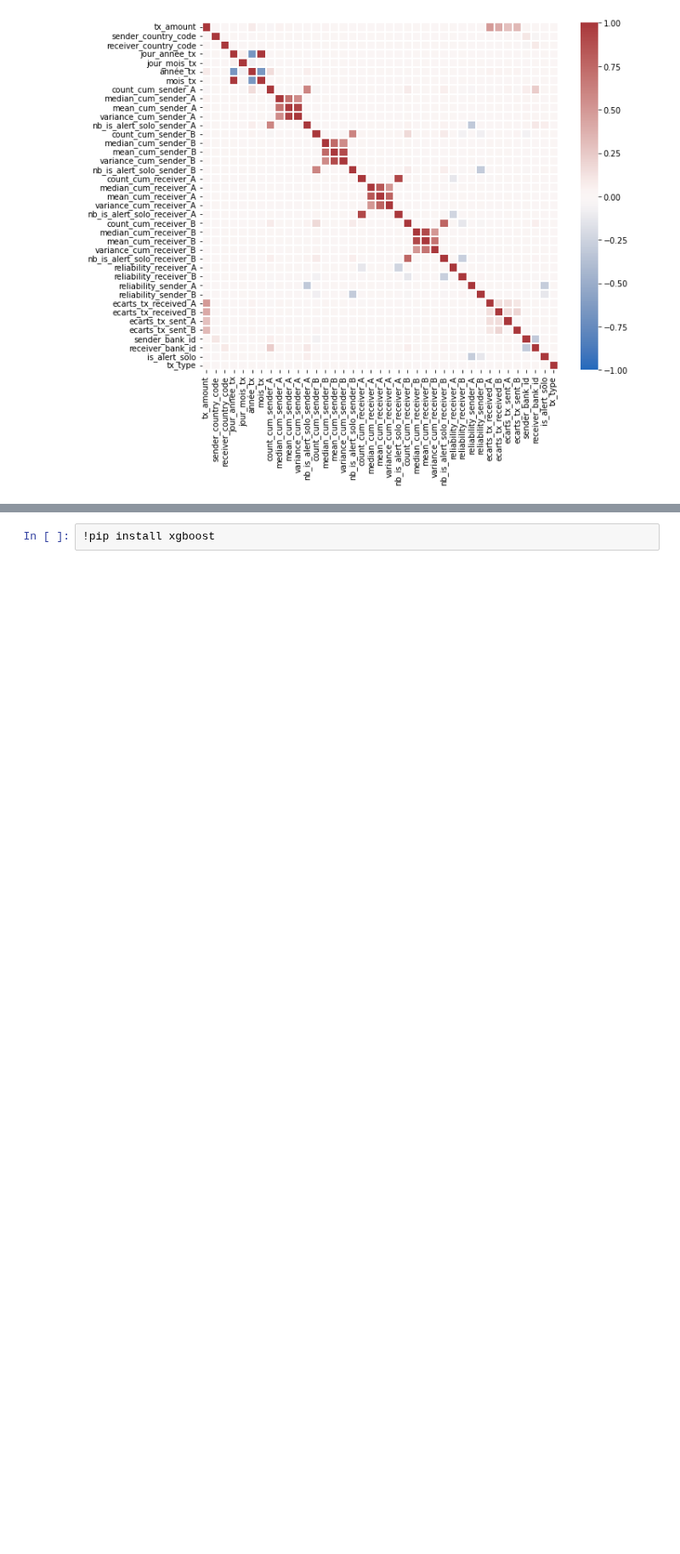
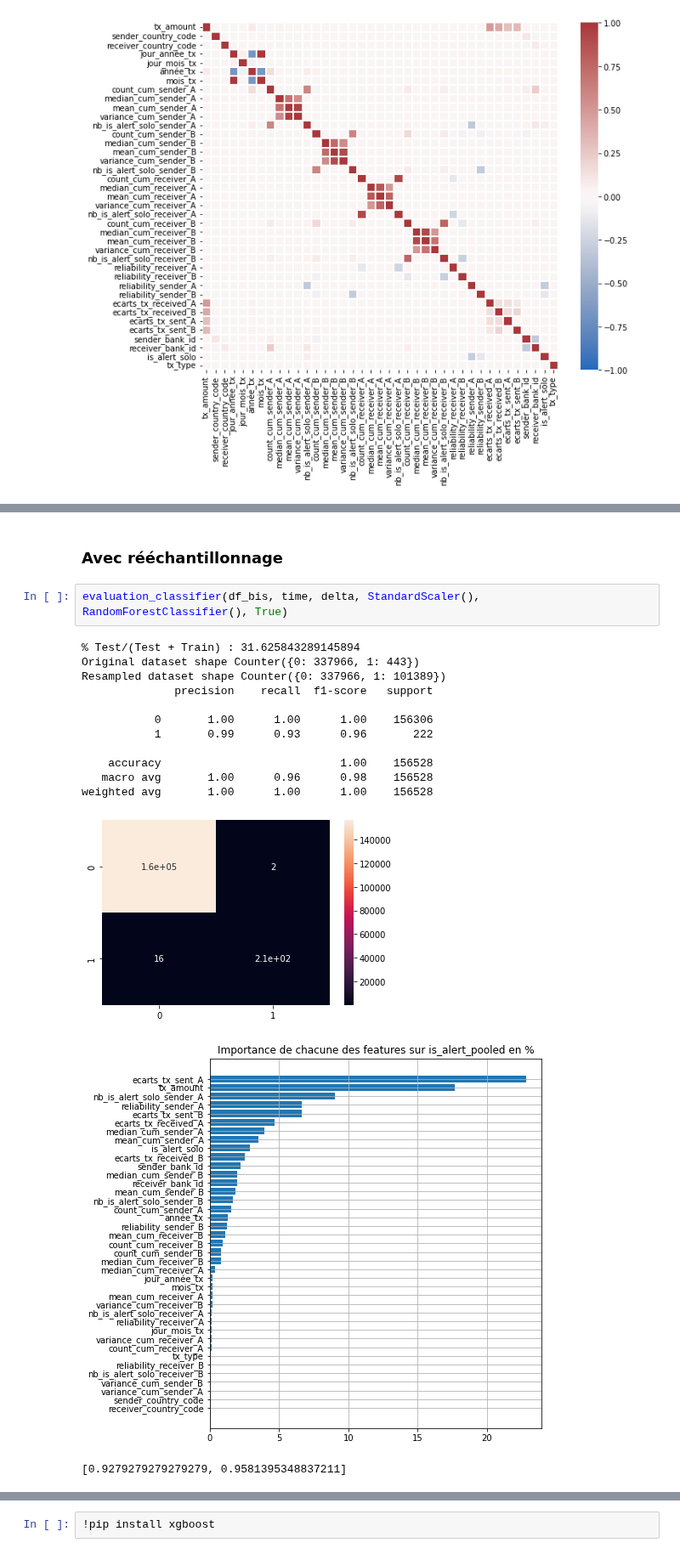
Before and after one commit to CorentinPernot/Statapp, a Jupyter notebook: Notebook/modé.ipynb, the cells around one changed output, grey strips where cells are left out. Shown at 85% size. Drawn from its saved outputs; the diff is of its cells as text; blank space fills up the shorter version.

```diff
--- a/Notebook/modé.ipynb
+++ b/Notebook/modé.ipynb
@@ -400,0 +452,19 @@ plt.show()
+# %% [markdown]
+### Avec rééchantillonnage
+# %%
+evaluation_classifier(df_bis, time, delta, StandardScaler(), RandomForestClassifier(), True)
+# %% [output]
+% Test/(Test + Train) : 31.625843289145894
+Original dataset shape Counter({0: 337966, 1: 443})
+Resampled dataset shape Counter({0: 337966, 1: 101389})
+              precision    recall  f1-score   support
+
+           0       1.00      1.00      1.00    156306
+           1       0.99      0.93      0.96       222
+
+    accuracy                           1.00    156528
+   macro avg       1.00      0.96      0.98    156528
+weighted avg       1.00      1.00      1.00    156528
+[figure, added]
+[figure, added]
+[0.9279279279279279, 0.9581395348837211]
```
Also changed, not shown: parts of 53 cells of this notebook.
